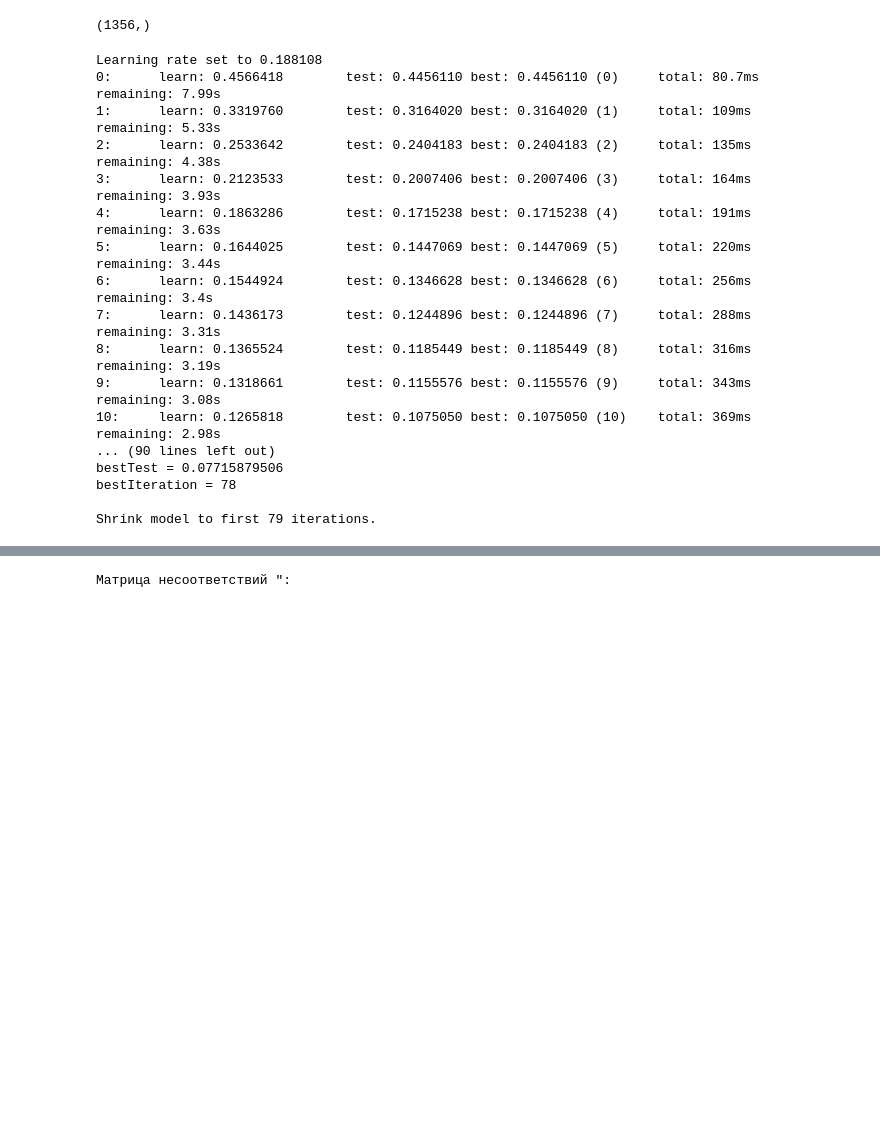
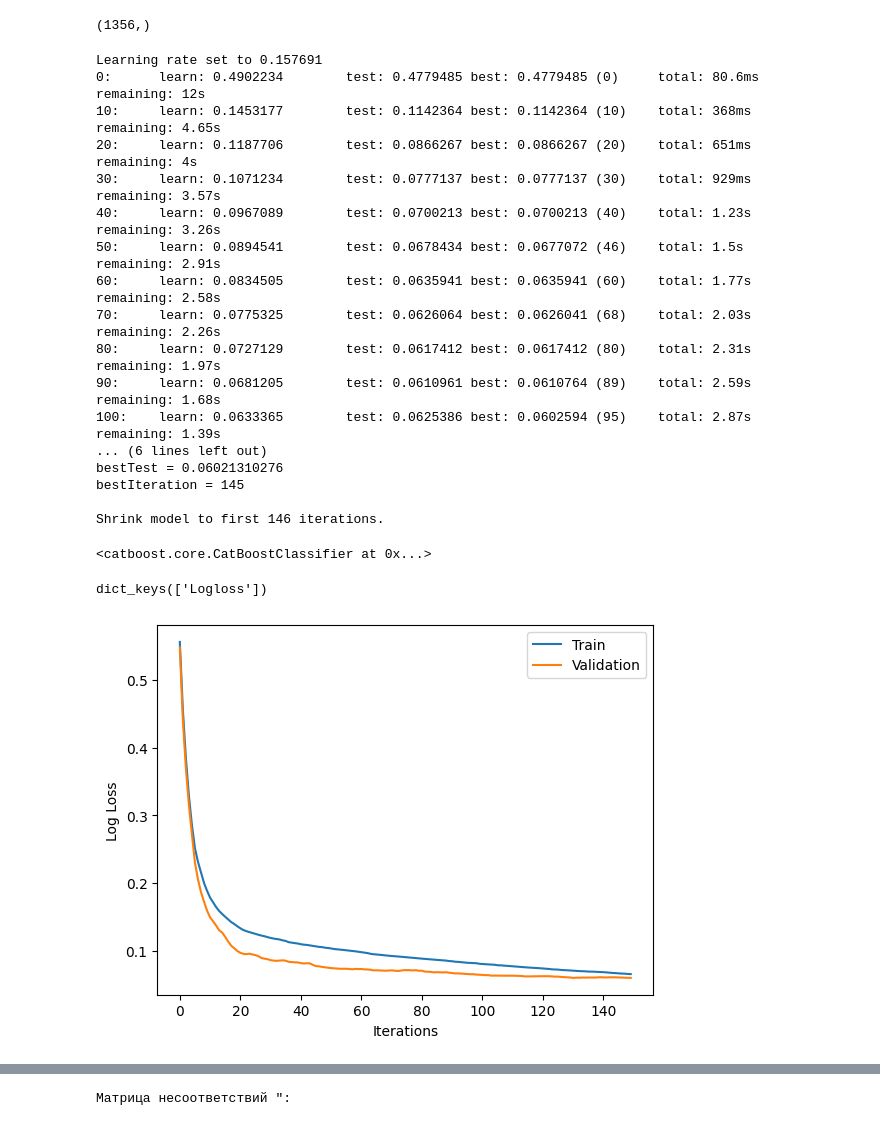
Before and after one commit to BMSTU-team/vector_ECG_team_project, a Jupyter notebook: ECG_classification.ipynb, the cells around one changed output, grey strips where cells are left out. Drawn from its saved outputs; the diff is of its cells as text; code cells hidden in the pictures; blank space fills up the shorter version.

```diff
--- a/ECG_classification.ipynb
+++ b/ECG_classification.ipynb
@@ -380,26 +383,26 @@ Y_test.shape
 # %%
-booster = CatBoost(params={'iterations':100, 'loss_function':'Logloss'})
+booster = CatBoost(params={'iterations':150, 'loss_function':'Logloss'})
 
-booster.fit(X_train, Y_train, eval_set=(X_test, Y_test))
+booster.fit(X_train, Y_train, eval_set=(X_test, Y_test), verbose=10)
 booster.set_feature_names([str(i) for i in range(200)])
 
 test_preds = booster.predict(X_test, prediction_type="Class")
 train_preds = booster.predict(X_train, prediction_type="Class")
 # %% [output]
-Learning rate set to 0.188108
-0:      learn: 0.4566418        test: 0.4456110 best: 0.4456110 (0)     total: 80.7ms   remaining: 7.99s
-1:      learn: 0.3319760        test: 0.3164020 best: 0.3164020 (1)     total: 109ms    remaining: 5.33s
-2:      learn: 0.2533642        test: 0.2404183 best: 0.2404183 (2)     total: 135ms    remaining: 4.38s
-3:      learn: 0.2123533        test: 0.2007406 best: 0.2007406 (3)     total: 164ms    remaining: 3.93s
-4:      learn: 0.1863286        test: 0.1715238 best: 0.1715238 (4)     total: 191ms    remaining: 3.63s
-5:      learn: 0.1644025        test: 0.1447069 best: 0.1447069 (5)     total: 220ms    remaining: 3.44s
-6:      learn: 0.1544924        test: 0.1346628 best: 0.1346628 (6)     total: 256ms    remaining: 3.4s
-7:      learn: 0.1436173        test: 0.1244896 best: 0.1244896 (7)     total: 288ms    remaining: 3.31s
-8:      learn: 0.1365524        test: 0.1185449 best: 0.1185449 (8)     total: 316ms    remaining: 3.19s
-9:      learn: 0.1318661        test: 0.1155576 best: 0.1155576 (9)     total: 343ms    remaining: 3.08s
-10:     learn: 0.1265818        test: 0.1075050 best: 0.1075050 (10)    total: 369ms    remaining: 2.98s
-... (90 lines left out)
-bestTest = 0.07715879506
-bestIteration = 78
+Learning rate set to 0.157691
+0:      learn: 0.4902234        test: 0.4779485 best: 0.4779485 (0)     total: 80.6ms   remaining: 12s
+10:     learn: 0.1453177        test: 0.1142364 best: 0.1142364 (10)    total: 368ms    remaining: 4.65s
+20:     learn: 0.1187706        test: 0.0866267 best: 0.0866267 (20)    total: 651ms    remaining: 4s
+30:     learn: 0.1071234        test: 0.0777137 best: 0.0777137 (30)    total: 929ms    remaining: 3.57s
+40:     learn: 0.0967089        test: 0.0700213 best: 0.0700213 (40)    total: 1.23s    remaining: 3.26s
+50:     learn: 0.0894541        test: 0.0678434 best: 0.0677072 (46)    total: 1.5s     remaining: 2.91s
+60:     learn: 0.0834505        test: 0.0635941 best: 0.0635941 (60)    total: 1.77s    remaining: 2.58s
+70:     learn: 0.0775325        test: 0.0626064 best: 0.0626041 (68)    total: 2.03s    remaining: 2.26s
+80:     learn: 0.0727129        test: 0.0617412 best: 0.0617412 (80)    total: 2.31s    remaining: 1.97s
+90:     learn: 0.0681205        test: 0.0610961 best: 0.0610764 (89)    total: 2.59s    remaining: 1.68s
+100:    learn: 0.0633365        test: 0.0625386 best: 0.0602594 (95)    total: 2.87s    remaining: 1.39s
+... (6 lines left out)
+bestTest = 0.06021310276
+bestIteration = 145
 
-Shrink model to first 79 iterations.
+Shrink model to first 146 iterations.
@@ -406,3 +411,26 @@ Shrink model to first 79 iterations.
+# %%
+b = CatBoostClassifier(iterations=150, learning_rate = 0.1)
+b.fit(X_train, Y_train, eval_set=(X_test, Y_test), verbose=False)
+# %% [output]
+<catboost.core.CatBoostClassifier at 0x...>
+# %%
+b.get_evals_result()['learn'].keys()
+# %% [output]
+dict_keys(['Logloss'])
+# %%
+# получаем метрики качества на каждой итерации обучения
+train_metrics = b.get_evals_result()['learn']['Logloss']
+val_metrics = b.get_evals_result()['validation']['Logloss']
+
+# отображаем график метрик качества на каждой итерации обучения
+plt.plot(train_metrics, label='Train')
+plt.plot(val_metrics, label='Validation')
+plt.xlabel('Iterations')
+plt.ylabel('Log Loss')
+plt.legend()
+plt.show()
+# %% [output]
+[figure, added]
 # %%
 print("\nTest  Accuracy : %f"%eval_metric(Y_test.values, test_preds, "Accuracy")[0])
 print("Train Accuracy : %f"%eval_metric(Y_train.values, train_preds, "Accuracy")[0])
```
Also changed, not shown: parts of 17 cells of this notebook, 5 other files.
